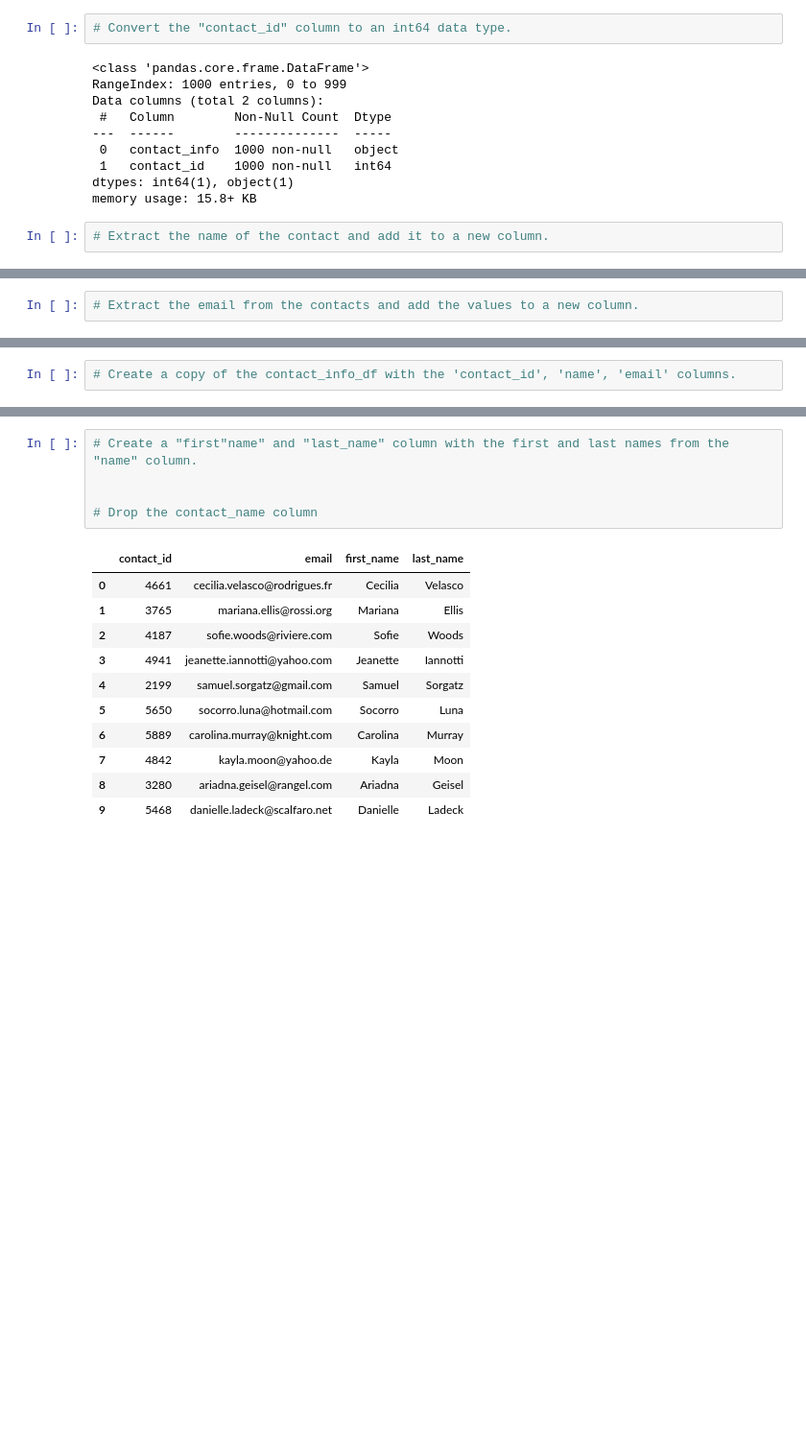
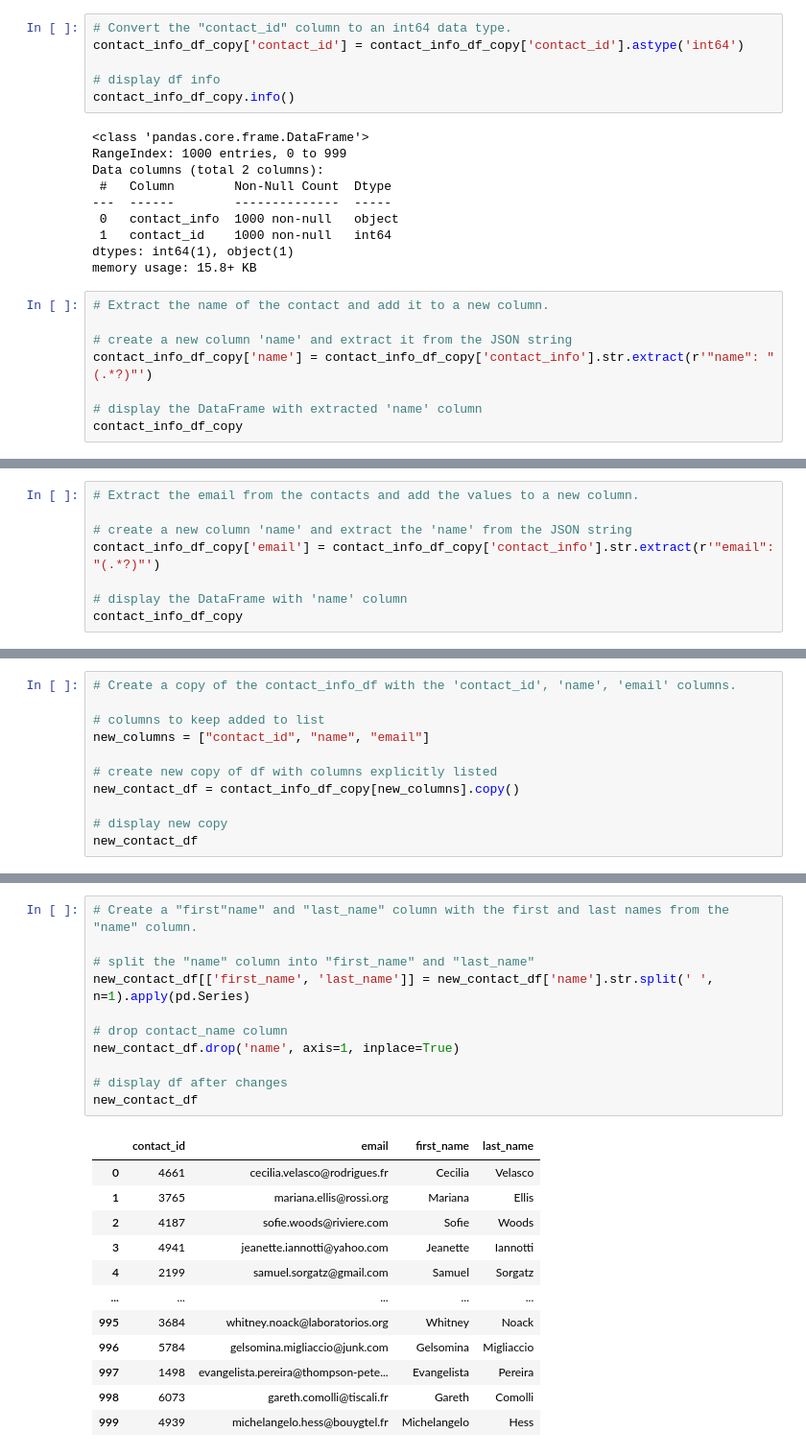
Before and after one commit to Atlis34/Crowdfunding_ETL, a Jupyter notebook: ETL_Mini_Project_NAnderson_RMacFarlane.ipynb, the cells around one changed output, grey strips where cells are left out. Shown: that part at 96% size. Cells and saved outputs as stored; diff of their text form; blank space fills up the shorter version.

Commit message:
Updated script combined - first portion finished

```diff
--- a/ETL_Mini_Project_NAnderson_RMacFarlane.ipynb
+++ b/ETL_Mini_Project_NAnderson_RMacFarlane.ipynb
@@ -409,6 +357,10 @@ dtypes: object(2)
 memory usage: 15.8+ KB
 # %%
 # Convert the "contact_id" column to an int64 data type.
+contact_info_df_copy['contact_id'] = contact_info_df_copy['contact_id'].astype('int64')
+
+# display df info
+contact_info_df_copy.info()
 # %% [output]
 <class 'pandas.core.frame.DataFrame'>
 RangeIndex: 1000 entries, 0 to 999
@@ -421,6 +373,12 @@ dtypes: int64(1), object(1)
 memory usage: 15.8+ KB
 # %%
 # Extract the name of the contact and add it to a new column.
+
+# create a new column 'name' and extract it from the JSON string
+contact_info_df_copy['name'] = contact_info_df_copy['contact_info'].str.extract(r'"name": "(.*?)"')
+
+# display the DataFrame with extracted 'name' column
+contact_info_df_copy
 # %% [output]
 |  | contact_info | contact_id | name |
 | 0 | {"contact_id": 4661, "name": "Cec... | 4661 | Cecilia Velasco |
@@ -436,5 +396,11 @@ memory usage: 15.8+ KB
 # %%
 # Extract the email from the contacts and add the values to a new column.
+
+# create a new column 'name' and extract the 'name' from the JSON string
+contact_info_df_copy['email'] = contact_info_df_copy['contact_info'].str.extract(r'"email": "(.*?)"')
+
+# display the DataFrame with 'name' column
+contact_info_df_copy
 # %% [output]
 |  | contact_info | contact_id | name | email |
 | 0 | {"contact_id": 4661, "name": "Cec... | 4661 | Cecilia Velasco | cecilia.velasco@rodrigues.fr |
@@ -450,5 +418,14 @@ memory usage: 15.8+ KB
 # %%
 # Create a copy of the contact_info_df with the 'contact_id', 'name', 'email' columns.
+
+# columns to keep added to list
+new_columns = ["contact_id", "name", "email"]
+
+# create new copy of df with columns explicitly listed
+new_contact_df = contact_info_df_copy[new_columns].copy()
+
+# display new copy
+new_contact_df
 # %% [output]
 |  | contact_id | name | email |
 | 0 | 4661 | Cecilia Velasco | cecilia.velasco@rodrigues.fr |
@@ -464,17 +443,24 @@ memory usage: 15.8+ KB
 # %%
 # Create a "first"name" and "last_name" column with the first and last names from the "name" column.
 
+# split the "name" column into "first_name" and "last_name"
+new_contact_df[['first_name', 'last_name']] = new_contact_df['name'].str.split(' ', n=1).apply(pd.Series)
 
-# Drop the contact_name column
+# drop contact_name column
+new_contact_df.drop('name', axis=1, inplace=True)
+
+# display df after changes
+new_contact_df
 # %% [output]
 |  | contact_id | email | first_name | last_name |
 | 0 | 4661 | cecilia.velasco@rodrigues.fr | Cecilia | Velasco |
 | 1 | 3765 | mariana.ellis@rossi.org | Mariana | Ellis |
 | 2 | 4187 | sofie.woods@riviere.com | Sofie | Woods |
 | 3 | 4941 | jeanette.iannotti@yahoo.com | Jeanette | Iannotti |
 | 4 | 2199 | samuel.sorgatz@gmail.com | Samuel | Sorgatz |
-| 5 | 5650 | socorro.luna@hotmail.com | Socorro | Luna |
-| 6 | 5889 | carolina.murray@knight.com | Carolina | Murray |
-| 7 | 4842 | kayla.moon@yahoo.de | Kayla | Moon |
-| 8 | 3280 | ariadna.geisel@rangel.com | Ariadna | Geisel |
-| 9 | 5468 | danielle.ladeck@scalfaro.net | Danielle | Ladeck |
+| ... | ... | ... | ... | ... |
+| 995 | 3684 | whitney.noack@laboratorios.org | Whitney | Noack |
+| 996 | 5784 | gelsomina.migliaccio@junk.com | Gelsomina | Migliaccio |
+| 997 | 1498 | evangelista.pereira@thompson-pete... | Evangelista | Pereira |
+| 998 | 6073 | gareth.comolli@tiscali.fr | Gareth | Comolli |
+| 999 | 4939 | michelangelo.hess@bouygtel.fr | Michelangelo | Hess |
```
Also changed, not shown: parts of 26 cells of this notebook, 2 other files.
